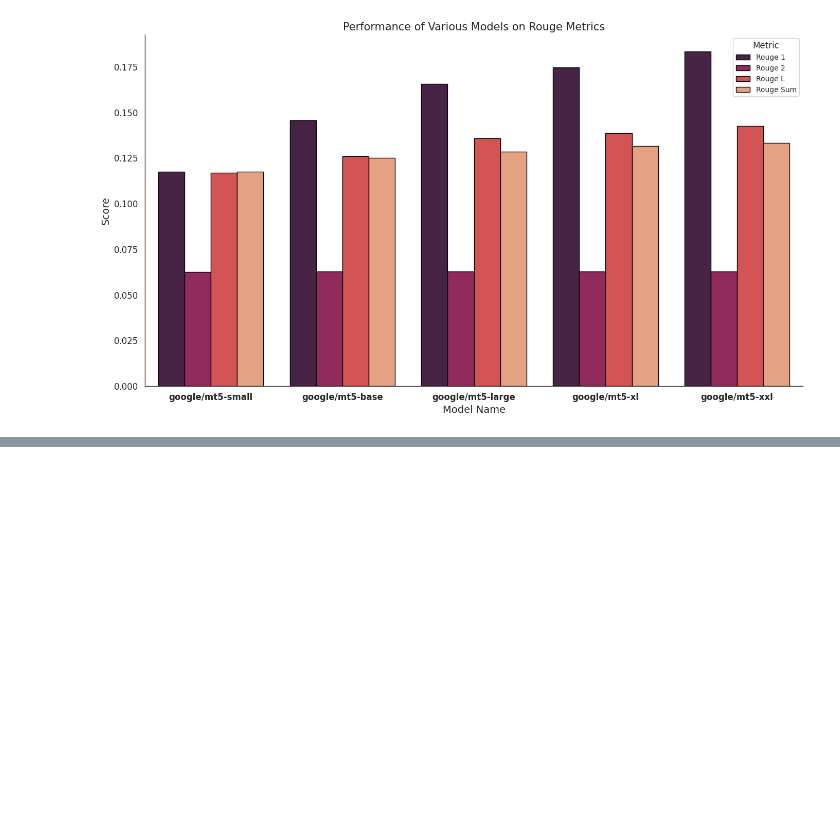
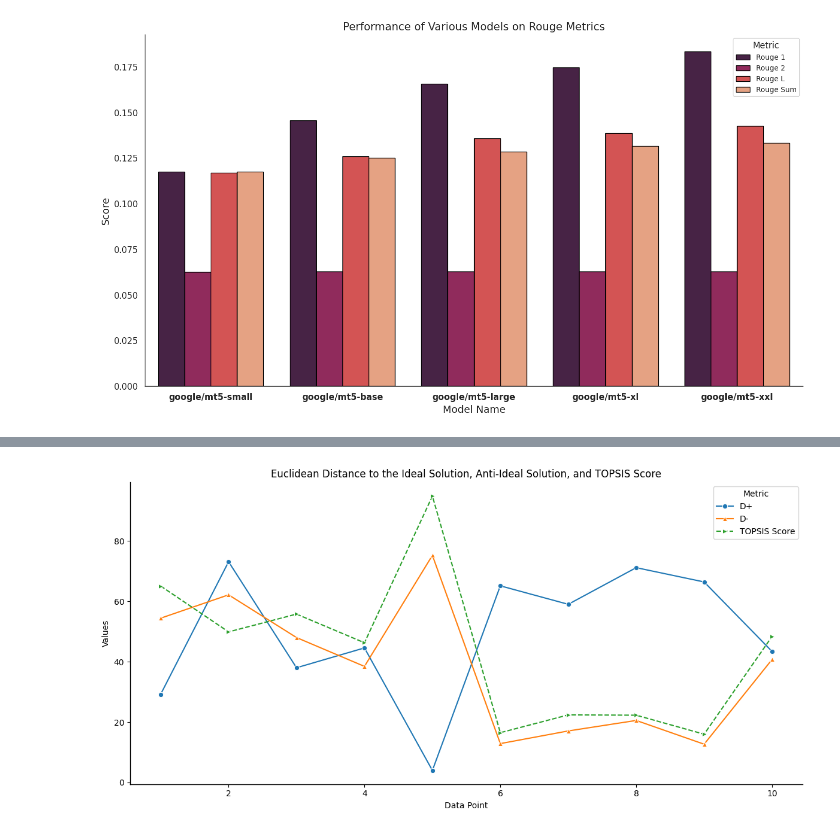
Before and after one commit to Iftekhar-mobin/depression_suicide_project, a Jupyter notebook: visualizer/chart_making.ipynb, the cells around one changed output, grey strips where cells are left out. Cells and saved outputs as stored; diff of their text form; code cells hidden in the pictures; blank space fills up the shorter version.

```diff
--- a/visualizer/chart_making.ipynb
+++ b/visualizer/chart_making.ipynb
@@ -256,0 +391,32 @@ plt.show()
+# %%
+# Creating the data frame for the given table including TOPSIS Score
+data = {
+    "Data Point": list(range(1, 11)),
+    "D+": [29.23, 73.14, 38.02, 44.59, 4.00, 65.16, 59.04, 71.18, 66.45, 43.42],
+    "D-": [54.44, 62.18, 48.02, 38.47, 75.26, 12.89, 17.08, 20.56, 12.69, 40.76],
+    "TOPSIS Score": [65.1, 49.9, 55.8, 46.3, 94.9, 16.5, 22.4, 22.3, 16.0, 48.4]
+}
+
+df = pd.DataFrame(data)
+
+# Plotting the data
+plt.figure(figsize=(12, 6))
+sns.lineplot(x="Data Point", y="D+", data=df, marker='o', label='D+')
+sns.lineplot(x="Data Point", y="D-", data=df, marker='^', label='D-')
+sns.lineplot(x="Data Point", y="TOPSIS Score", data=df, marker='>', label='TOPSIS Score', linestyle='--')
+plt.title('Euclidean Distance to the Ideal Solution, Anti-Ideal Solution, and TOPSIS Score')
+plt.xlabel('Data Point')
+plt.ylabel('Values')
+plt.legend(title='Metric')
+plt.grid(False)
+
+# Customize axis borders
+plt.gca().spines['top'].set_visible(False)
+plt.gca().spines['right'].set_visible(False)
+plt.gca().spines['left'].set_linewidth(1)
+plt.gca().spines['bottom'].set_linewidth(1)
+
+plt.tight_layout()
+plt.show()
+# %% [output]
+[figure, added]
```
Also changed, not shown: parts of 5 cells of this notebook, 1 other file.
